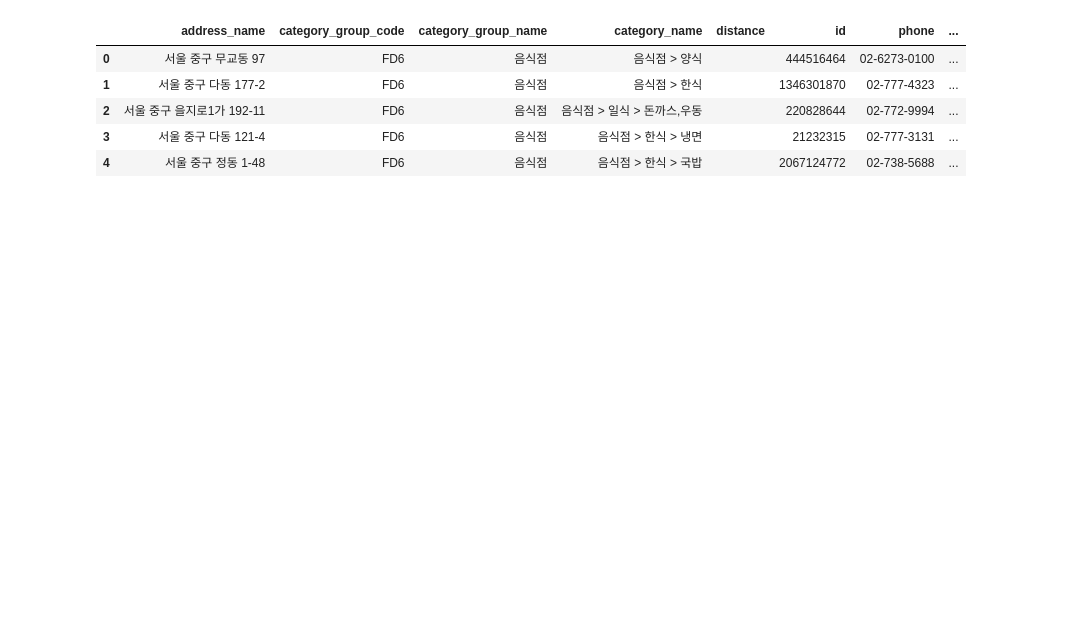
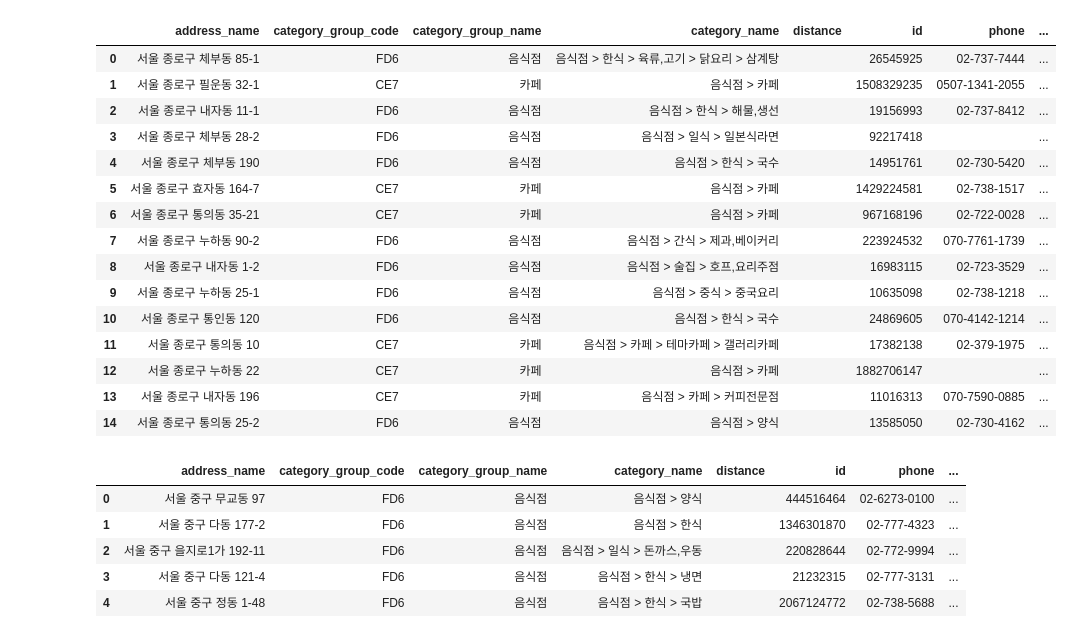
Before and after one commit to Behind-Seoul/Data-Analysis, a Jupyter notebook: cafe_recomend.ipynb, the cells around one changed output. Saved outputs shown, nothing was run; the diff lists cells and outputs as text; code cells hidden in the pictures; blank space fills up the shorter version.

```diff
--- a/cafe_recomend.ipynb
+++ b/cafe_recomend.ipynb
@@ -20 +33,41 @@ spot.head()
+# %%
+
+headers = {
+    'Authorization': f"KakaoAK {REST_API_KEY}",
+    'Content-Type': 'application/x-www-form-urlencoded',
+}
+
+params = {
+        'y': f'126.970876',
+        'x': f'37.578624',
+
+    }
+
+data = 'query=이상의집 맛집'
+
+response = requests.get('https://dapi.kakao.com/v2/local/search/keyword.json', headers=headers, params=params, data=data.encode('utf-8'))
+text = response.json()
+tour_list = json_normalize(text['documents'])
+tag = ['맛집' for _ in range(len(tour_list))]
+tour_list['tag'] = tag
+tour_all = pd.concat([tour_all, tour_list], axis=0)
+# %%
+tour_all.head(15)
+# %% [output]
+|  | address_name | category_group_code | category_group_name | category_name | distance | id | phone | ... |
+| 0 | 서울 종로구 체부동 85-1 | FD6 | 음식점 | 음식점 > 한식 > 육류,고기 > 닭요리 > 삼계탕 |  | 26545925 | 02-737-7444 | ... |
+| 1 | 서울 종로구 필운동 32-1 | CE7 | 카페 | 음식점 > 카페 |  | 1508329235 | 0507-1341-2055 | ... |
+| 2 | 서울 종로구 내자동 11-1 | FD6 | 음식점 | 음식점 > 한식 > 해물,생선 |  | 19156993 | 02-737-8412 | ... |
+| 3 | 서울 종로구 체부동 28-2 | FD6 | 음식점 | 음식점 > 일식 > 일본식라면 |  | 92217418 |  | ... |
+| 4 | 서울 종로구 체부동 190 | FD6 | 음식점 | 음식점 > 한식 > 국수 |  | 14951761 | 02-730-5420 | ... |
+| 5 | 서울 종로구 효자동 164-7 | CE7 | 카페 | 음식점 > 카페 |  | 1429224581 | 02-738-1517 | ... |
+| 6 | 서울 종로구 통의동 35-21 | CE7 | 카페 | 음식점 > 카페 |  | 967168196 | 02-722-0028 | ... |
+| 7 | 서울 종로구 누하동 90-2 | FD6 | 음식점 | 음식점 > 간식 > 제과,베이커리 |  | 223924532 | 070-7761-1739 | ... |
+| 8 | 서울 종로구 내자동 1-2 | FD6 | 음식점 | 음식점 > 술집 > 호프,요리주점 |  | 16983115 | 02-723-3529 | ... |
+| 9 | 서울 종로구 누하동 25-1 | FD6 | 음식점 | 음식점 > 중식 > 중국요리 |  | 10635098 | 02-738-1218 | ... |
+| 10 | 서울 종로구 통인동 120 | FD6 | 음식점 | 음식점 > 한식 > 국수 |  | 24869605 | 070-4142-1214 | ... |
+| 11 | 서울 종로구 통의동 10 | CE7 | 카페 | 음식점 > 카페 > 테마카페 > 갤러리카페 |  | 17382138 | 02-379-1975 | ... |
+| 12 | 서울 종로구 누하동 22 | CE7 | 카페 | 음식점 > 카페 |  | 1882706147 |  | ... |
+| 13 | 서울 종로구 내자동 196 | CE7 | 카페 | 음식점 > 카페 > 커피전문점 |  | 11016313 | 070-7590-0885 | ... |
+| 14 | 서울 종로구 통의동 25-2 | FD6 | 음식점 | 음식점 > 양식 |  | 13585050 | 02-730-4162 | ... |
 # %%
```
Also changed, not shown: parts of 3 cells of this notebook, 17 other files.
